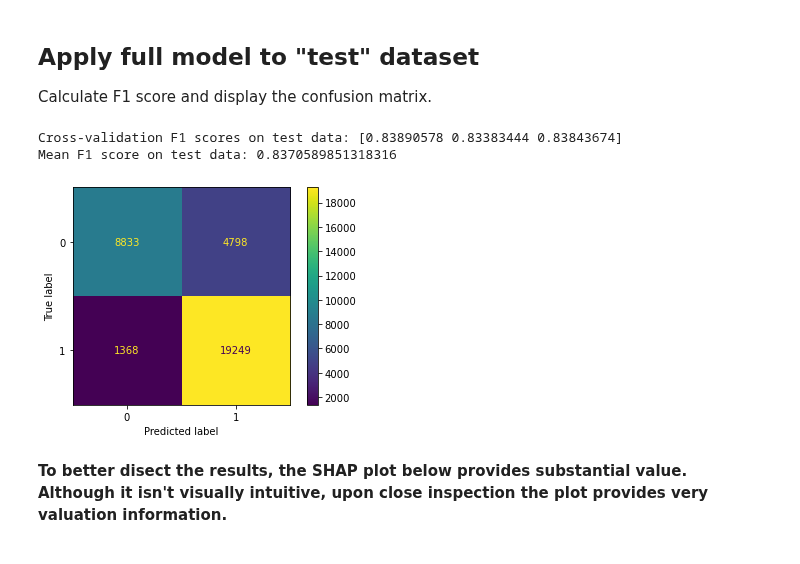
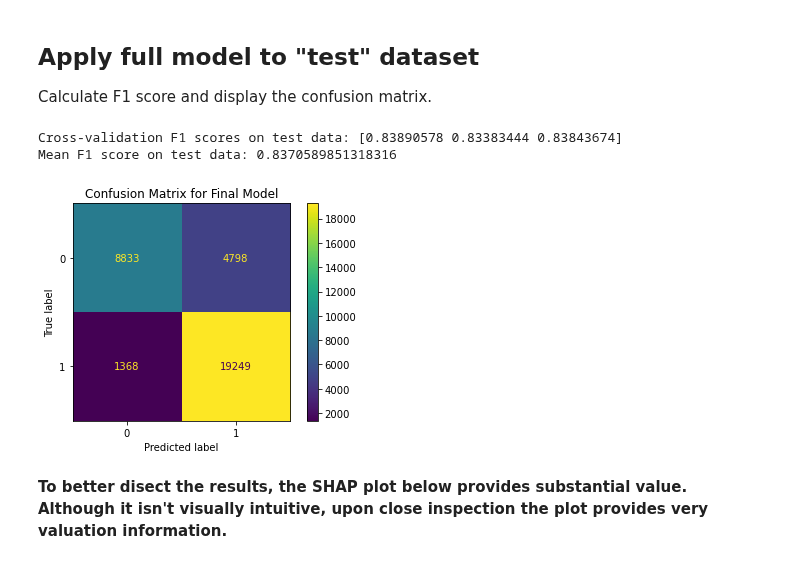
Before and after one commit to sethnlewis/Policing-Bias, a Jupyter notebook: notebooks/final_notebook.ipynb, the cells around one changed output. Saved outputs shown, nothing was run; the diff lists cells and outputs as text; code cells hidden in the pictures.

```diff
--- a/notebooks/final_notebook.ipynb
+++ b/notebooks/final_notebook.ipynb
@@ -934,18 +939,20 @@ Calculate F1 score and display the confusion matrix.
 # %%
 f1_scores = cross_val_score(best_model, X_test, y_test, scoring='f1', cv=kfold)
 f1 = f1_scores.mean()
 
 print('Cross-validation F1 scores on test data:', f1_scores)
 print('Mean F1 score on test data:', f1)
 plot_confusion_matrix(final_model_xgb, X, y);
+plt.title('Confusion Matrix for Final Model')
+
 
 name = 'Final-Model-Confusion-Matrix.png'
 path = os.path.join(path_to_figures, name)
 plt.savefig(path)
 # %% [output]
 Cross-validation F1 scores on test data: [0.83890578 0.83383444 0.83843674]
 Mean F1 score on test data: 0.8370589851318316
-[figure, old version]
+[figure, new version]
 # %% [markdown]
 **To better disect the results, the SHAP plot below provides substantial value. Although it isn't visually intuitive, upon close inspection the plot provides very valuation information.**
 # %%
```
Also changed, not shown: parts of 2 cells of this notebook, 5 other files.
